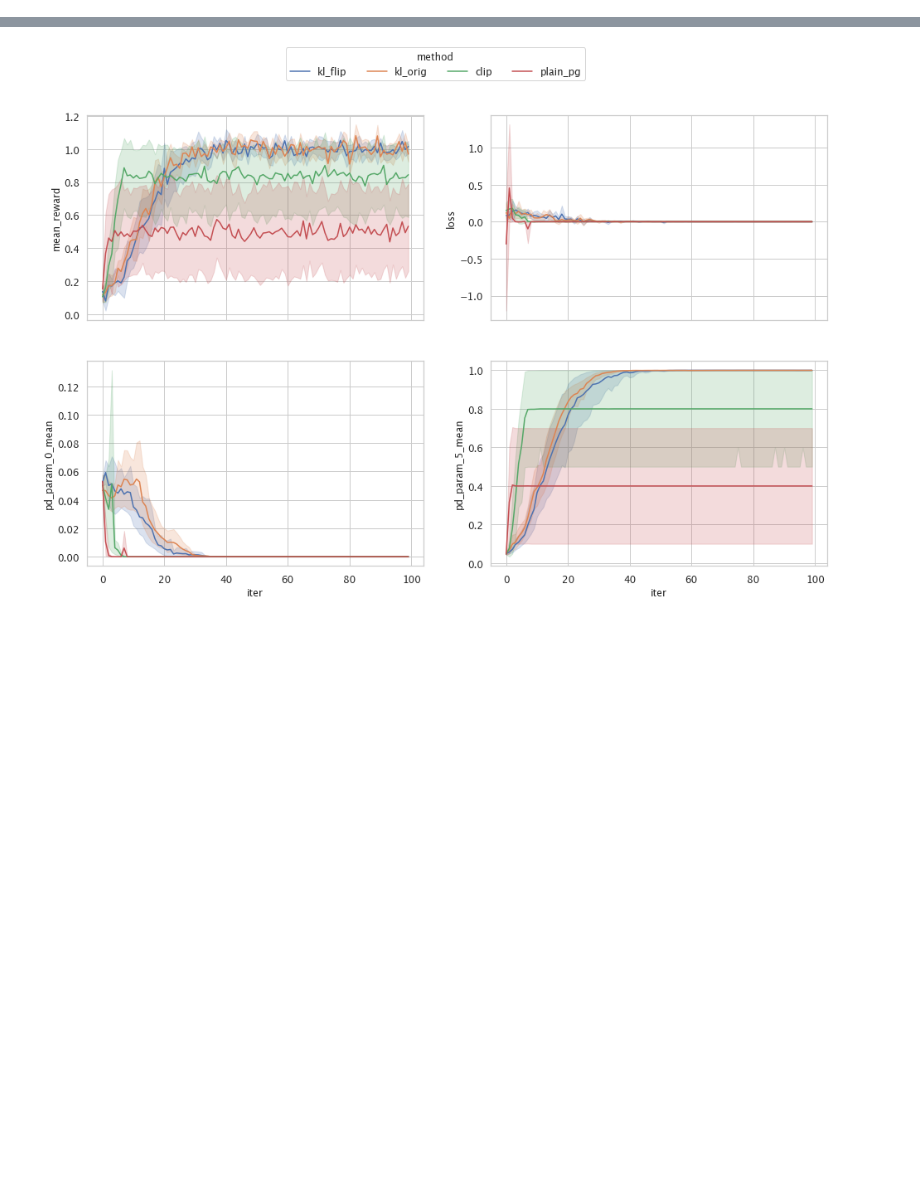
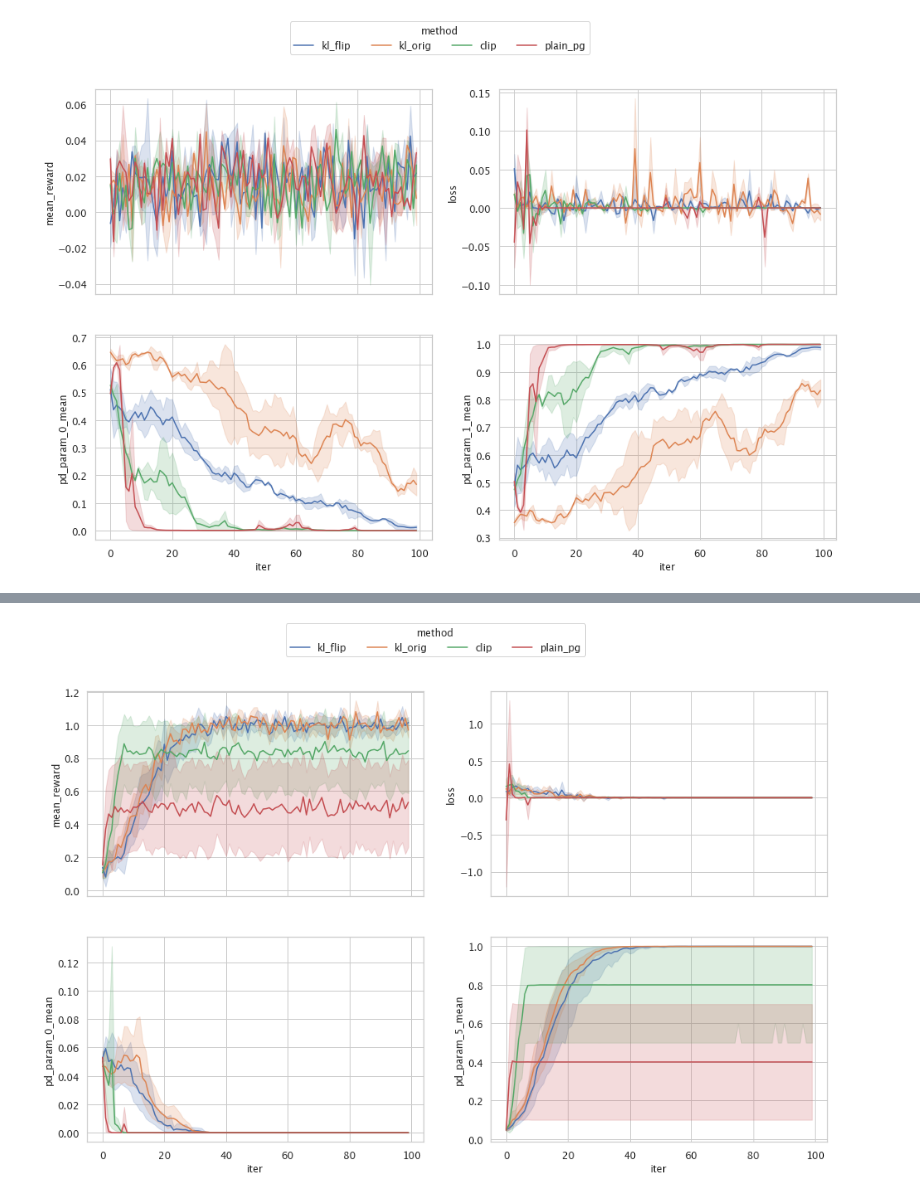
Before and after one commit to chloechsu/code-for-paper, a Jupyter notebook: analysis/simulation_discrete_policy.ipynb, the cells around one changed output, grey strips where cells are left out. Saved outputs shown, nothing was run; the diff lists cells and outputs as text; code cells hidden in the pictures; blank space fills up the shorter version.

```diff
--- a/analysis/simulation_discrete_policy.ipynb
+++ b/analysis/simulation_discrete_policy.ipynb
@@ -29,0 +47,14 @@ data = compare('discrete', action_dim=2, n_steps=100, repeats=2, lr=1e-1,
+# %%
+fig, axes = plt.subplots(2, 2, figsize=(16, 10), sharex=True)
+sns.lineplot(data=data, x='iter', y='mean_reward', hue='method', ax=axes[0][0], n_boot=100)
+sns.lineplot(data=data, x='iter', y='loss', hue='method', ax=axes[0][1], n_boot=100)
+sns.lineplot(data=data, x='iter', y='pd_param_0_mean', hue='method', ax=axes[1][0], n_boot=100)
+sns.lineplot(data=data, x='iter', y='pd_param_1_mean', hue='method', ax=axes[1][1], n_boot=100)
+
+handles, labels = axes.flatten()[0].get_legend_handles_labels()
+for ax in axes.flatten():
+    ax.get_legend().remove()
+fig.legend(handles[1:], labels[1:], loc='upper center', title='method', ncol=4)
+plt.show()
+# %% [output]
+[figure, added]
```
Also changed, not shown: parts of 5 cells of this notebook, 18 other files.
